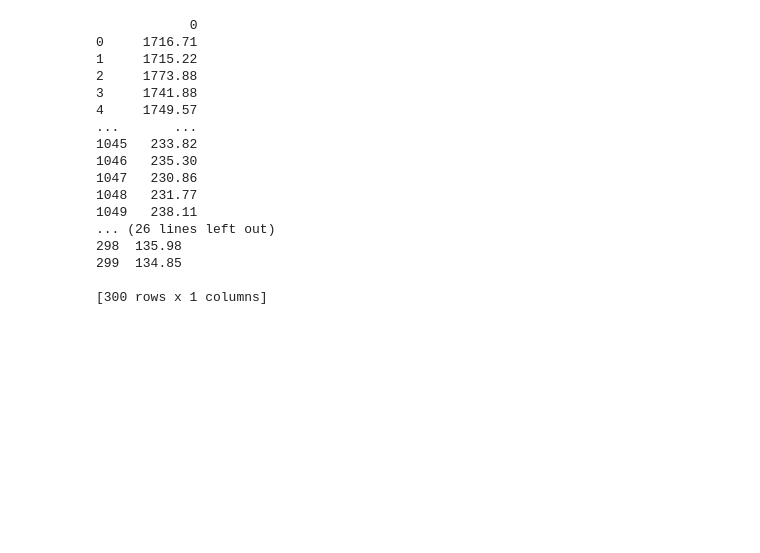
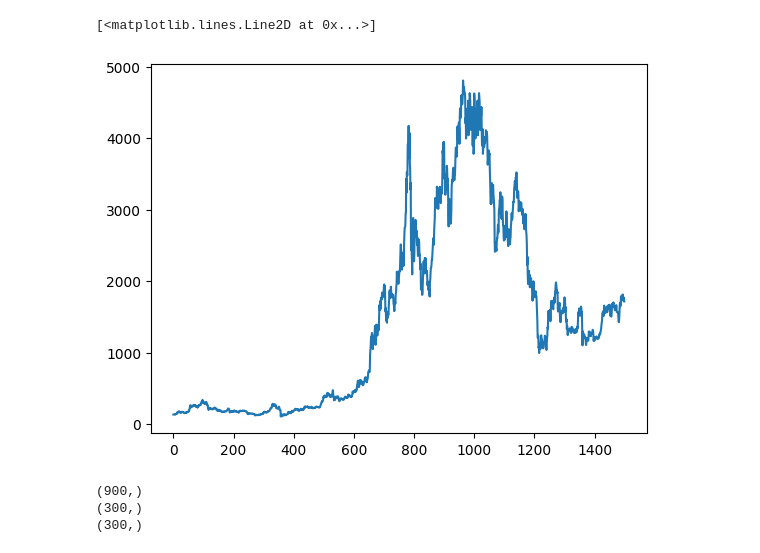
Before and after one commit to hoapham2k2/IS403.N21.HTTT_Nhom6, a Jupyter notebook: ETS.ipynb, the cells around one changed output. Drawn from its saved outputs; the diff is of its cells as text; code cells hidden in the pictures; blank space fills up the shorter version.

```diff
--- a/ETS.ipynb
+++ b/ETS.ipynb
@@ -10 +21,7 @@ data = pd.read_csv('dataset/ETHUSDT.csv', header=0, index_col=0)
+# %%
+#ve do thi
+plt.plot(df1)
+# %% [output]
+[<matplotlib.lines.Line2D at 0x...>]
+[figure, added]
 # %%
@@ -29,26 +47,12 @@ df_test = convertIndex(df_test);
 # %%
 # Xem data
-print(df_train);
-print(df_val);
-print(df_test);
+print(df_train.shape);
+print(df_val.shape);
+print(df_test.shape);
 # %% [output]
-            0
-0     1716.71
-1     1715.22
-2     1773.88
-3     1741.88
-4     1749.57
-...       ...
-1045   233.82
-1046   235.30
-1047   230.86
-1048   231.77
-1049   238.11
-... (26 lines left out)
-298  135.98
-299  134.85
-
-[300 rows x 1 columns]
+(900,)
+(300,)
+(300,)
 # %%
 # train data => lấy được alpha tối ưu
 train_data =df_train.values.tolist()
```
Also changed, not shown: parts of 16 cells of this notebook, 1 other file.
